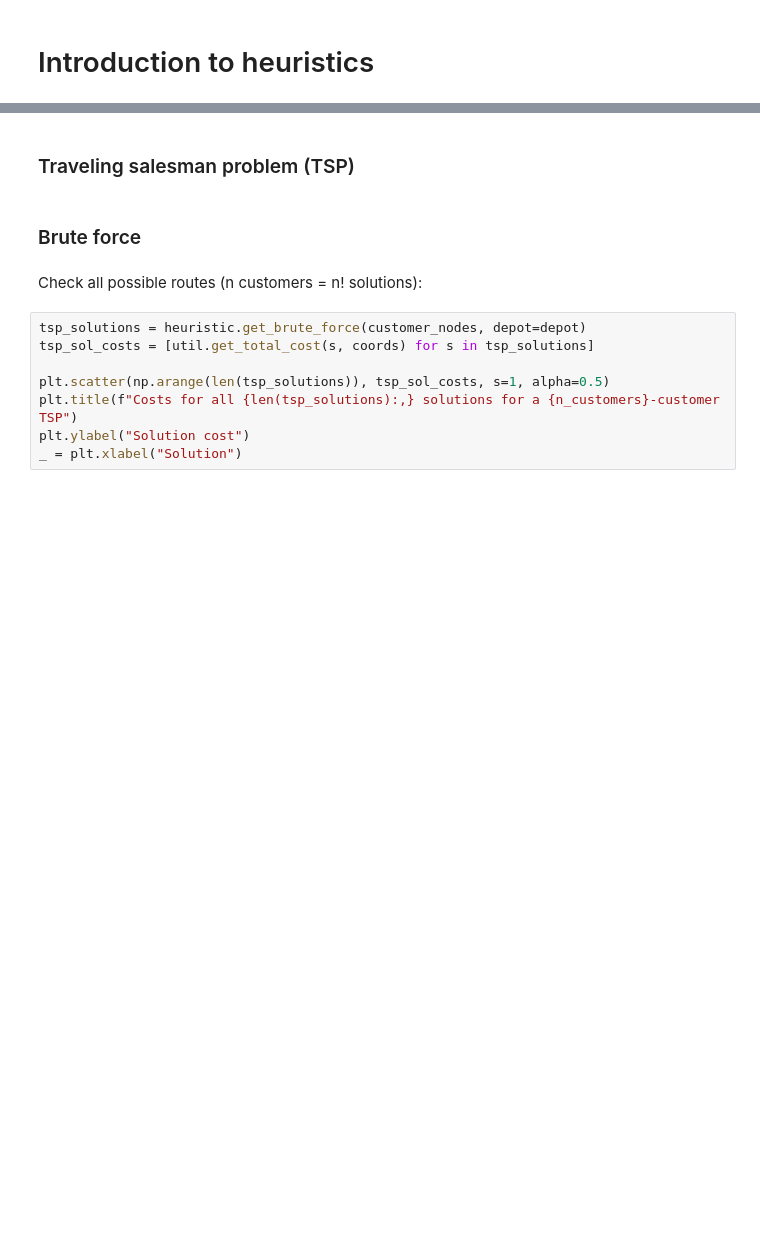
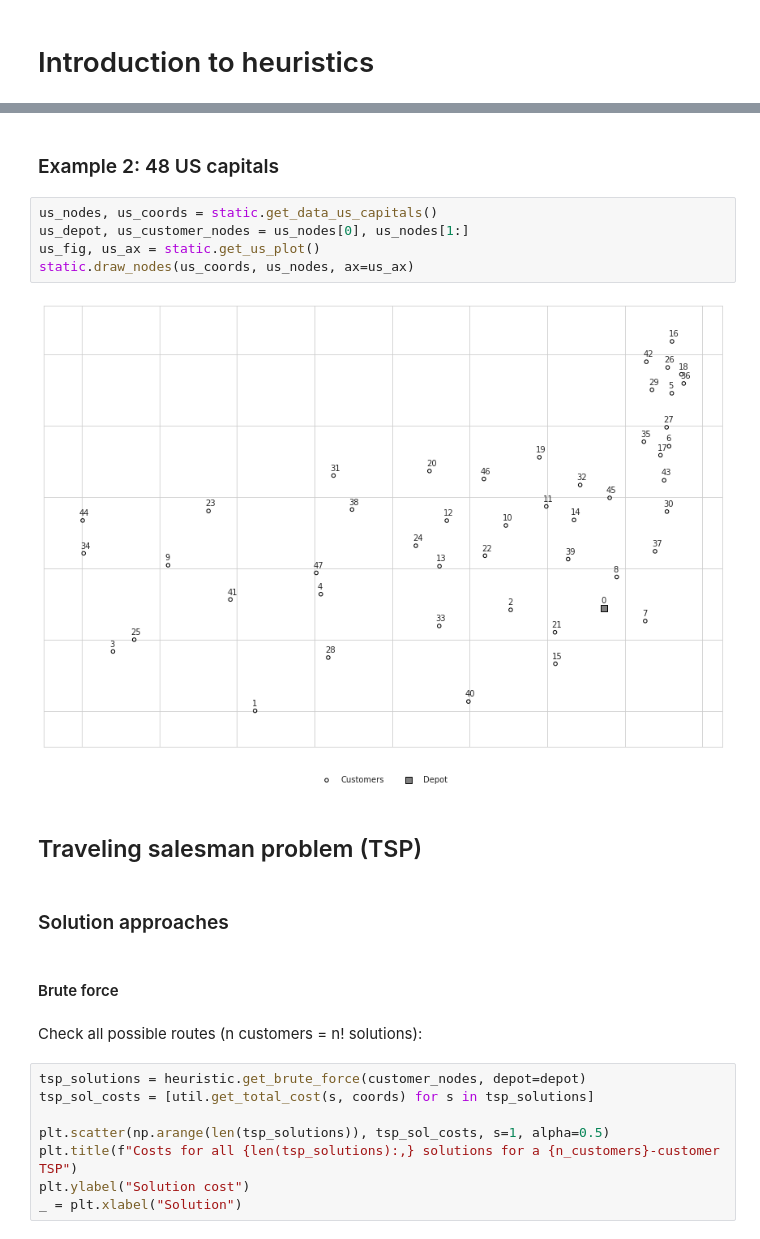
Before and after one commit to brenobeirigo/vrplot, a Jupyter notebook: introduction_to_heuristics.ipynb, the cells around one changed output, grey strips where cells are left out. Cells and saved outputs as stored; diff of their text form; blank space fills up the shorter version.

```diff
--- a/introduction_to_heuristics.ipynb
+++ b/introduction_to_heuristics.ipynb
@@ -29,7 +29,18 @@ static.draw_nodes(coords, nodes, ax)
+# %% [markdown]
+### Example 2: 48 US capitals
+# %%
+us_nodes, us_coords = static.get_data_us_capitals()
+us_depot, us_customer_nodes = us_nodes[0], us_nodes[1:]
+us_fig, us_ax = static.get_us_plot()
+static.draw_nodes(us_coords, us_nodes, ax=us_ax)
+# %% [output]
+[figure, added]
 # %% [markdown]
-### Traveling salesman problem (TSP)
+## Traveling salesman problem (TSP)
+# %% [markdown]
+### Solution approaches
 # %% [markdown]
-### Brute force
+#### Brute force
 # %% [markdown]
 Check all possible routes (n customers = n! solutions):
 # %%
```
Also changed, not shown: parts of 29 cells of this notebook, 4 other files.
